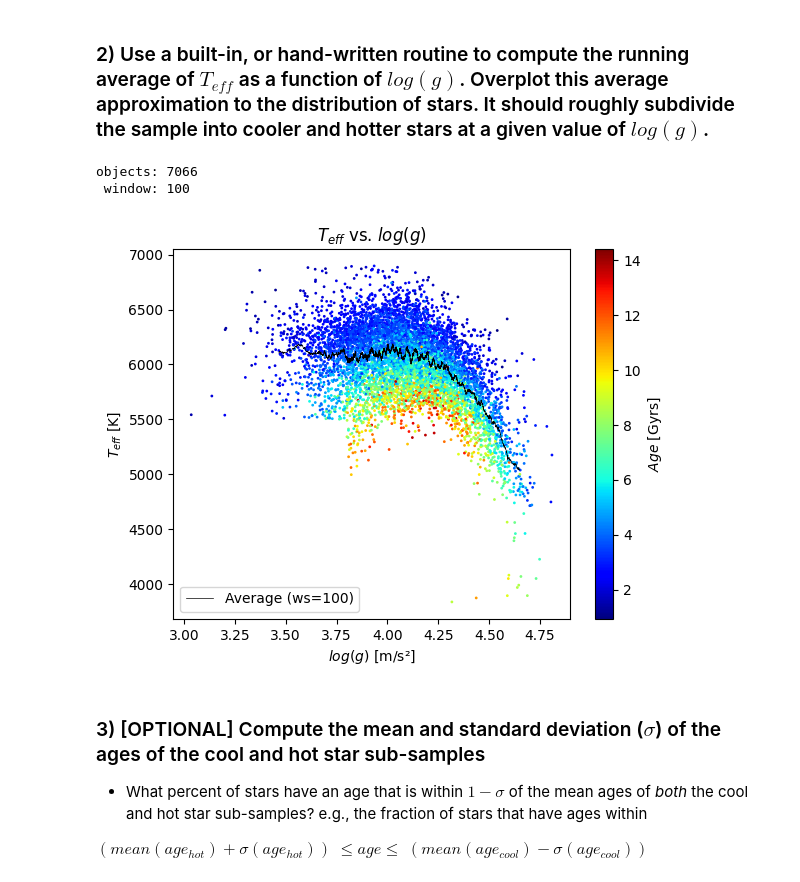
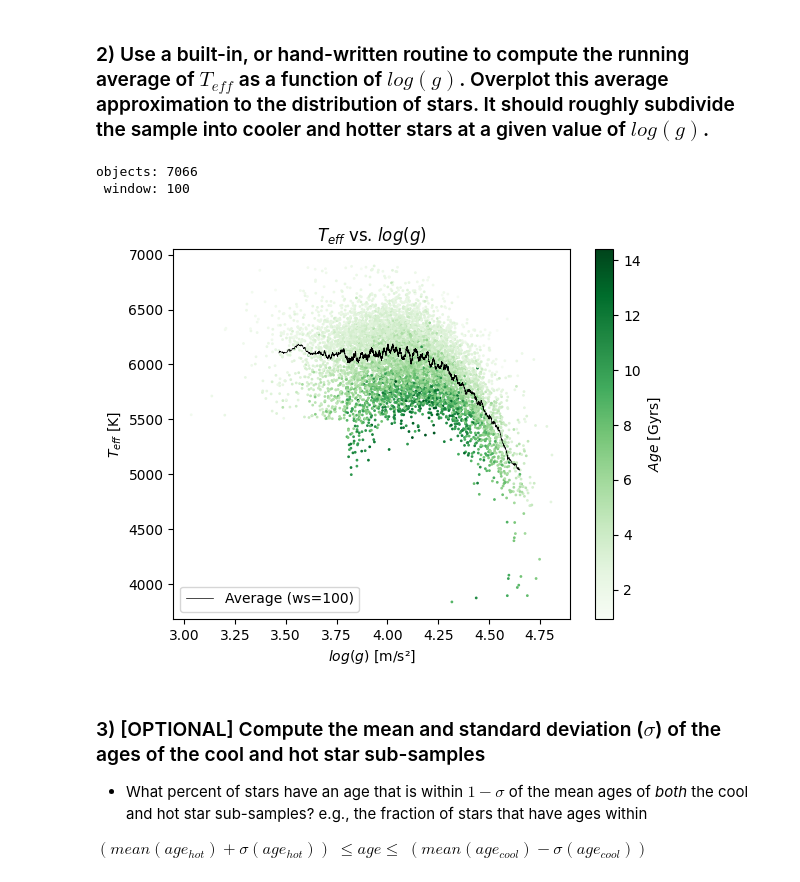
Before and after one commit to ThomasSchallar/NUM, a Jupyter notebook: Exercise Sheet 2.ipynb, the cells around one changed output. Cells and saved outputs as stored; diff of their text form; code cells hidden in the pictures.

```diff
--- a/Exercise Sheet 2.ipynb
+++ b/Exercise Sheet 2.ipynb
@@ -88,35 +88,35 @@ def movingAverage( data, winsize ):
       ma.append( sum( window ) / winsize )
     else:
       ma.append( None )
   return ma
 
 
 plt.figure()
-sc= plt.scatter( logg, teff, s=1, c=age, cmap='jet' )
+sc= plt.scatter( logg, teff, s=1, c=age, cmap='Greens' )
 cbar= plt.colorbar( sc )
 cbar.set_label( '$Age$ [Gyrs]' )
 plt.title( '$T_{eff}$ vs. $log(g)$' )
 plt.xlabel( '$log(g)$ [m/s²]' )
 plt.ylabel( '$T_{eff}$ [K]' )
 
 objects= len( logg )
 window= int( objects / 100 )
 window= 100
 print( f'objects: {objects}' )
 print( f' window: {window}' )
 
 ids= np.argsort( logg )
 teff_sorted= teff[ids]
 logg_sorted= logg[ids]
 ma= movingAverage( teff_sorted, window )
 plt.plot( logg_sorted, ma, color='black', linewidth=0.5, label=f'Average (ws={window})' )
 plt.legend( loc='lower left' )
 
 plt.show()
 # %% [output]
 objects: 7066
  window: 100
-[figure, old version]
+[figure, new version]
 # %% [markdown]
 ### 3) [OPTIONAL]  Compute the mean and standard deviation ($\sigma$) of the ages of the cool and hot star sub-samples
 
```
Also changed, not shown: parts of 5 cells of this notebook.
